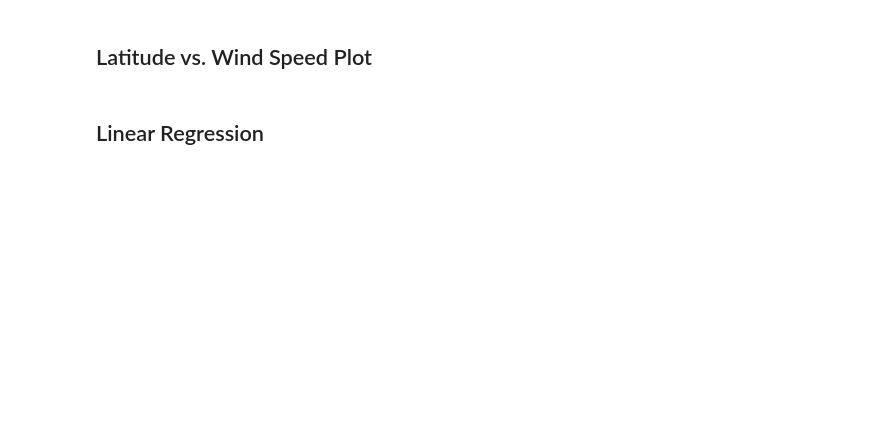
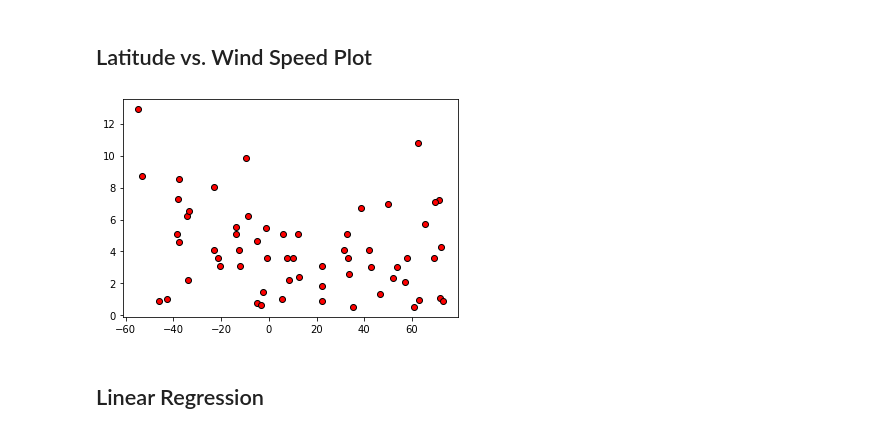
Before and after one commit to alpheus23/Python-API-Challenge, a Jupyter notebook: WeatherPy/WeatherPy.ipynb, the cells around one changed output. Saved outputs shown, nothing was run; the diff lists cells and outputs as text; code cells hidden in the pictures; blank space fills up the shorter version.

```diff
--- a/WeatherPy/WeatherPy.ipynb
+++ b/WeatherPy/WeatherPy.ipynb
@@ -245,4 +260,10 @@ plt.show()
 # %% [markdown]
 ## Latitude vs. Wind Speed Plot
+# %%
+plt.scatter(clean_city_data["Lat"], clean_city_data["Wind Speed"], marker = "o", facecolors = "red", edgecolors = "black")
+plt.savefig = "../output_data/Latitude vs Wind Speed.png"
+plt.show()
+# %% [output]
+[figure, added]
 # %% [markdown]
 ## Linear Regression
```
Also changed, not shown: parts of 12 cells of this notebook, 2 other files.
